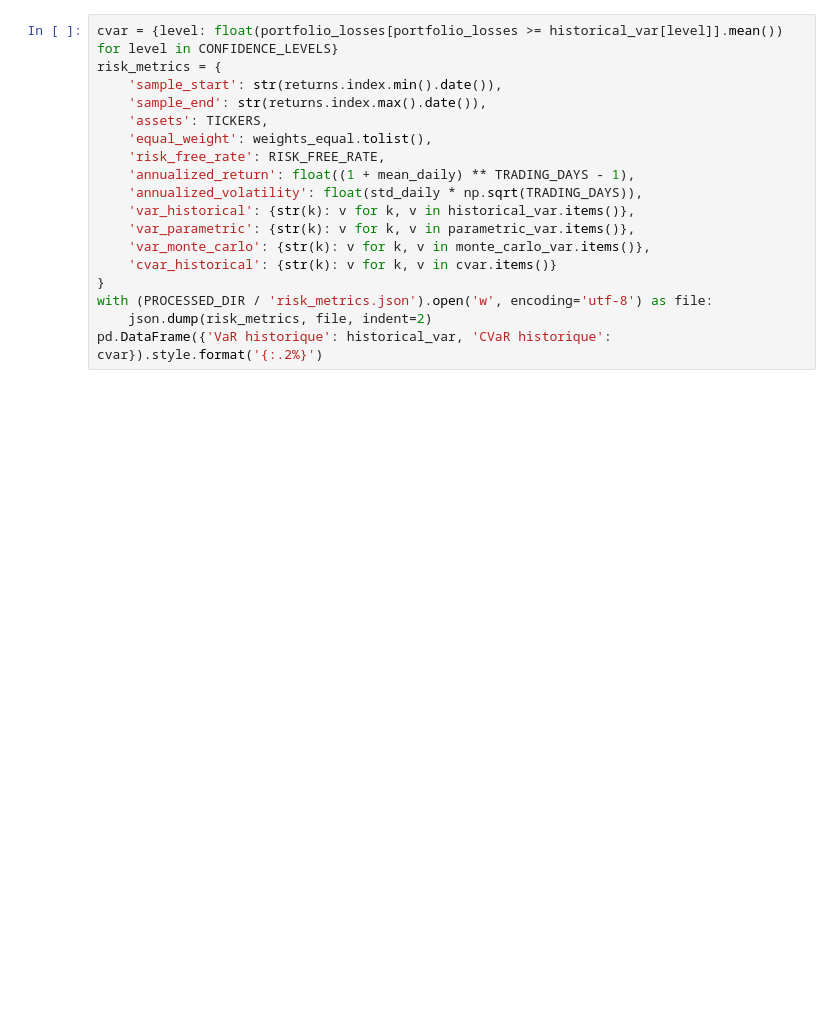
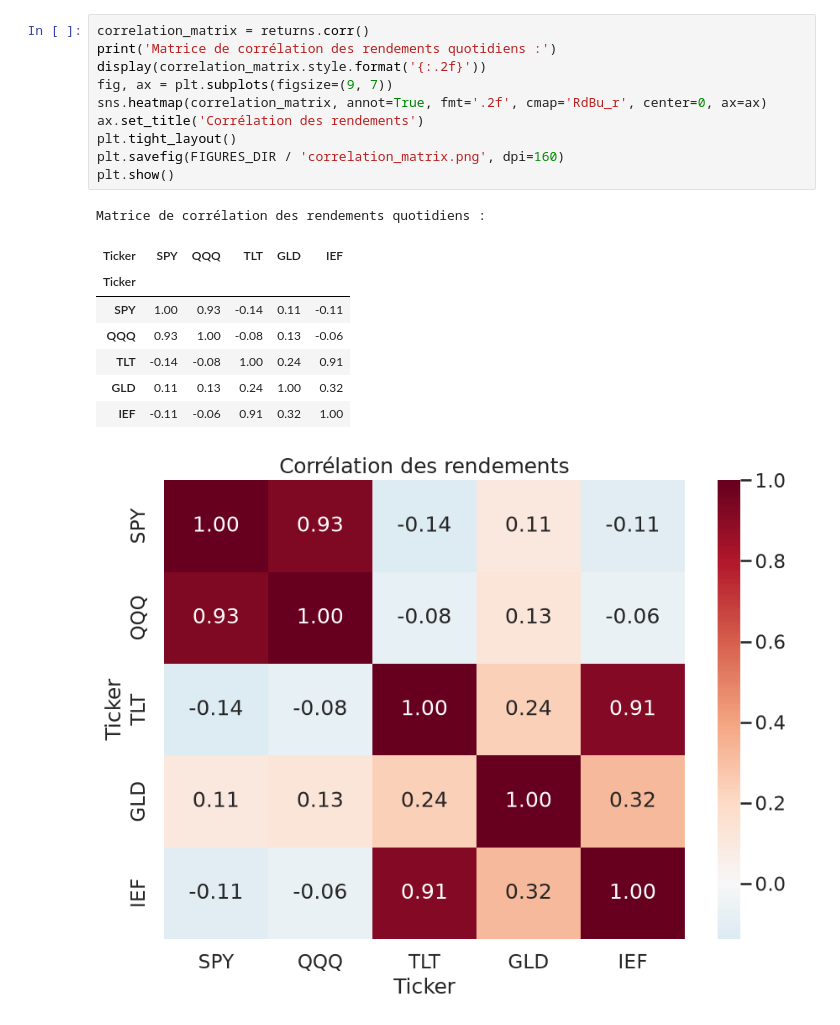
Before and after one commit to abdellahelkhamlichi/portfolio-risk-optimization-, a Jupyter notebook: notebook/portfolio_risk_project.ipynb, the cells around one changed output. Cells and saved outputs as stored; diff of their text form; blank space fills up the shorter version.

```diff
--- a/notebook/portfolio_risk_project.ipynb
+++ b/notebook/portfolio_risk_project.ipynb
@@ -91,19 +119,21 @@ Le CVaR mesure la perte moyenne conditionnelle aux observations dépassant la Va
 # %%
-cvar = {level: float(portfolio_losses[portfolio_losses >= historical_var[level]].mean()) for level in CONFIDENCE_LEVELS}
-risk_metrics = {
-    'sample_start': str(returns.index.min().date()),
-    'sample_end': str(returns.index.max().date()),
-    'assets': TICKERS,
-    'equal_weight': weights_equal.tolist(),
-    'risk_free_rate': RISK_FREE_RATE,
-    'annualized_return': float((1 + mean_daily) ** TRADING_DAYS - 1),
-    'annualized_volatility': float(std_daily * np.sqrt(TRADING_DAYS)),
-    'var_historical': {str(k): v for k, v in historical_var.items()},
-    'var_parametric': {str(k): v for k, v in parametric_var.items()},
-    'var_monte_carlo': {str(k): v for k, v in monte_carlo_var.items()},
-    'cvar_historical': {str(k): v for k, v in cvar.items()}
-}
-with (PROCESSED_DIR / 'risk_metrics.json').open('w', encoding='utf-8') as file:
-    json.dump(risk_metrics, file, indent=2)
-pd.DataFrame({'VaR historique': historical_var, 'CVaR historique': cvar}).style.format('{:.2%}')
+correlation_matrix = returns.corr()
+print('Matrice de corrélation des rendements quotidiens :')
+display(correlation_matrix.style.format('{:.2f}'))
+fig, ax = plt.subplots(figsize=(9, 7))
+sns.heatmap(correlation_matrix, annot=True, fmt='.2f', cmap='RdBu_r', center=0, ax=ax)
+ax.set_title('Corrélation des rendements')
+plt.tight_layout()
+plt.savefig(FIGURES_DIR / 'correlation_matrix.png', dpi=160)
+plt.show()
+# %% [output]
+Matrice de corrélation des rendements quotidiens :
+| Ticker | SPY | QQQ | TLT | GLD | IEF |
+| Ticker |  |  |  |  |  |
+| SPY | 1.00 | 0.93 | -0.14 | 0.11 | -0.11 |
+| QQQ | 0.93 | 1.00 | -0.08 | 0.13 | -0.06 |
+| TLT | -0.14 | -0.08 | 1.00 | 0.24 | 0.91 |
+| GLD | 0.11 | 0.13 | 0.24 | 1.00 | 0.32 |
+| IEF | -0.11 | -0.06 | 0.91 | 0.32 | 1.00 |
+[figure, added]
 # %% [markdown]
```
Also changed, not shown: parts of 51 cells of this notebook, 4 other files.
